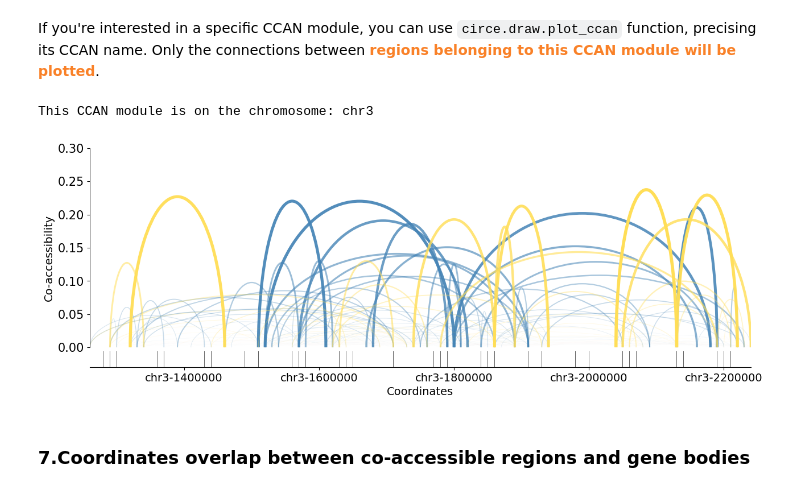
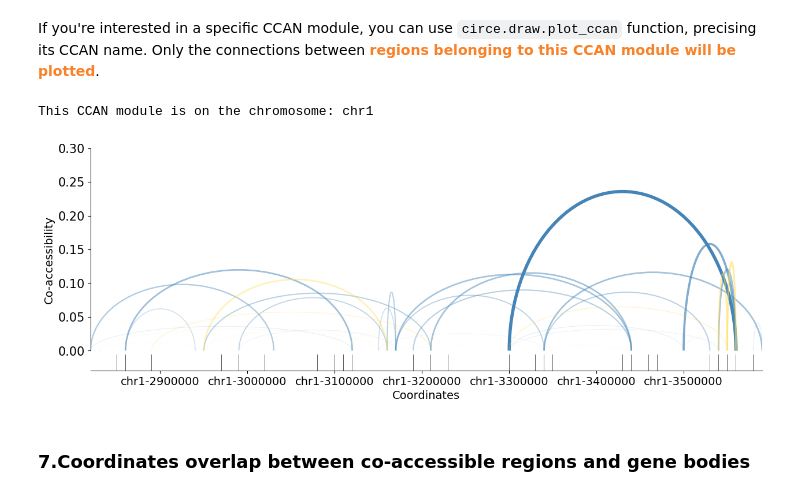
Before and after one commit to cantinilab/Circe, a Jupyter notebook: Examples/Minimal_example.ipynb, the cells around one changed output. Drawn from its saved outputs; the diff is of its cells as text; code cells hidden in the pictures.

```diff
--- a/Examples/Minimal_example.ipynb
+++ b/Examples/Minimal_example.ipynb
@@ -271,4 +314,4 @@ Number of CCANs generated: 127
 # %%
-atac = ci.add_ccans(metacells)
-atac.var.head(3)
+metacells = ci.add_ccans(metacells)
+metacells.var.head(3)
 # %% [output]
@@ -299,14 +342,14 @@ If you're interested in a specific CCAN module, you can use `circe.draw.plot_cca
 # %%
 ci.draw.plot_ccan(
     metacells,
-    ccan_module=atac.var['CCAN'].value_counts().index[1],
+    ccan_module=metacells.var['CCAN'].value_counts().index[1],
     sep=('_', '_'),
     abs_threshold=0,
     figsize=(15,5),
     only_positive=False)
 # %% [output]
-This CCAN module is on the chromosome: chr3
+This CCAN module is on the chromosome: chr1
-[figure, old version]
+[figure, new version]
 # %% [markdown]
 ### 7.Coordinates overlap between co-accessible regions and gene bodies
 # %% [markdown]
```
Also changed, not shown: parts of 16 cells of this notebook.
